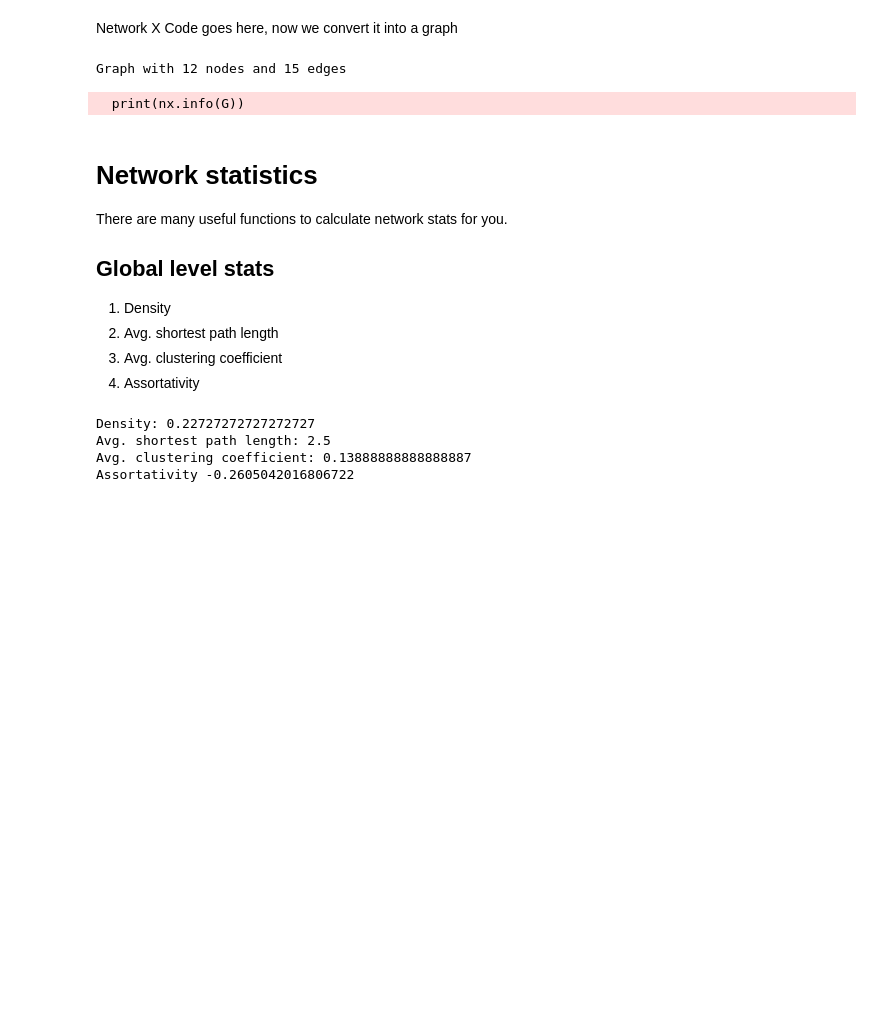
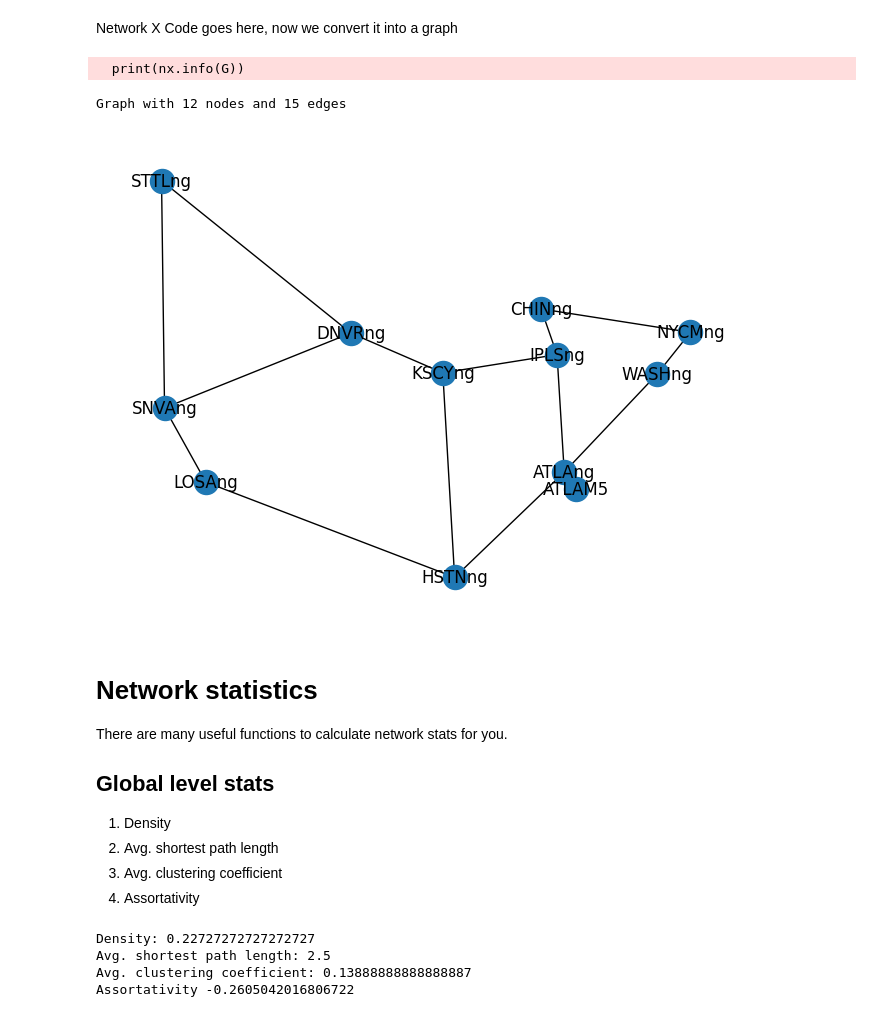
Before and after one commit to yrafique/VNF-python, a Jupyter notebook: Import_NetworkImport.ipynb, the cells around one changed output. Cells and saved outputs as stored; diff of their text form; code cells hidden in the pictures; blank space fills up the shorter version.

```diff
--- a/Import_NetworkImport.ipynb
+++ b/Import_NetworkImport.ipynb
@@ -77,35 +77,40 @@ from_xml = read_XMLnetwork (path+network_name)
 nodes = from_xml[0]
 links = from_xml[1]
 demands = from_xml[2]
 
         #Test the imported networks
         #print_test(network_name,nodes,links,demands)
 
 convert_nodes(G,nodes)
 convert_links(G,nodes,links)
 #convert_demands(G,nodes,demands
 
 
 #(G, nodes) = read_network("abilene.xml")
 
 #create_users(G,nodes)
 
 
 #print(nx.dijkstra_path(G,'UP10', 'ADH10'))
 
 
 # final all shortest path pairs
 sp = dict(nx.all_pairs_shortest_path(G))
 #print(sp)
 
 
 #print network info
 print(nx.info(G))
 
 #%timeit nx.closeness_centrality(G)
+
+
+
+nx.draw(G, nx.get_node_attributes(G, 'pos'), with_labels=True, node_size=300, style = "solid")
 # %% [output]
-Graph with 12 nodes and 15 edges
+  print(nx.info(G))
-  print(nx.info(G))
+Graph with 12 nodes and 15 edges
+[figure, added]
 # %% [markdown]
 # Network statistics
 There are many useful functions to calculate network stats for you.
```
Also changed, not shown: parts of 3 cells of this notebook, 3 other files.
